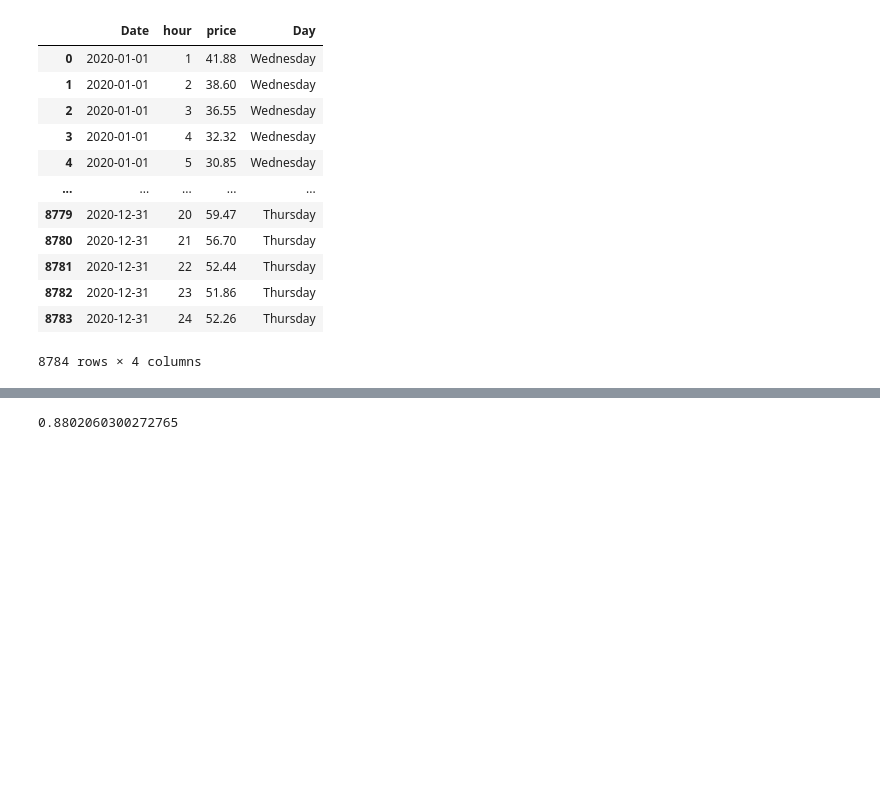
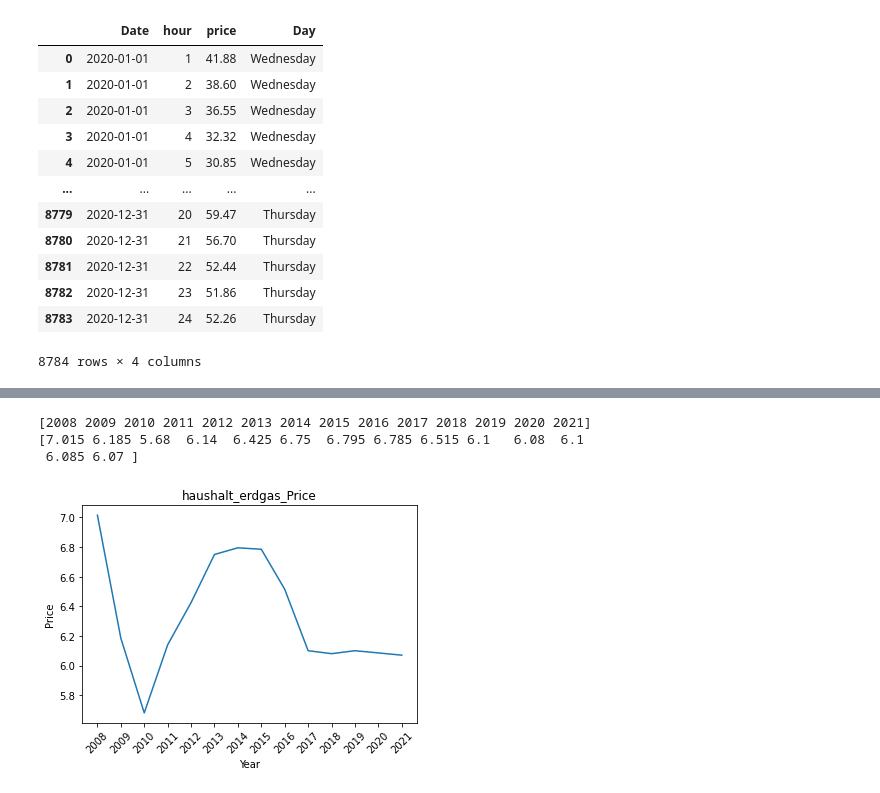
Before and after one commit to sjshtura/Code_Snippets, a Jupyter notebook: task.ipynb, the cells around one changed output, grey strips where cells are left out. Saved outputs shown, nothing was run; the diff lists cells and outputs as text; code cells hidden in the pictures; blank space fills up the shorter version.

Commit message:
added gas_coal price

```diff
--- a/task.ipynb
+++ b/task.ipynb
@@ -132,6 +132,3 @@ def neben_tarif(data):
     return nt_factor
 
     haupt_tarif("ht_nt_price.xlsx")
-# %%
-x = haupt_tarif("ht_nt_price.xlsx")
-x
@@ -146,3 +134,0 @@ neben_tarif("ht_nt_price.xlsx")
-# %%
-
-new_df = df_with_data.drop(df_with_data_ht.index)
@@ -222,5 +135,67 @@ ht_factor
-# %%
-nt_factor = neben_tarrif.price.mean()/yearly_mean
-nt_factor
-# %% [output]
-0.8802060300272765
+# %%
+from typing import ValuesView
+import pandas as pd
+import matplotlib.pyplot as plt
+import numpy as np
+from scipy import interpolate
+from scipy.interpolate import InterpolatedUnivariateSpline
+
+def plotting(x,y, title, x_label, y_label, name_plot):
+    fig = plt.figure()
+    values = x
+    plt.plot (x,y)
+    plt.title(title)
+    plt.xlabel(x_label)
+    plt.ylabel(y_label)
+    plt.xticks(x,values)
+    plt.xticks(rotation = 45)
+    fig.savefig(name_plot, dpi=fig.dpi)
+
+def extrapolate(df):
+    new_df = df
+    new_df["year"] = new_df["year"].astype(int)
+    year = new_df["year"]
+    price = new_df["price"]
+    f = interpolate.interp1d(year, price, fill_value = "extrapolate")
+    p_2021 = f(2021)
+
+    new_year = np.append(year, 2021)
+    new_price = np.append(price, (f(2021)))
+    return new_year, new_price
+
+#erdgas Hausholds
+
+haushalt_prices_without_VAT = pd.read_excel(r'/Users/shakhawathossainturag/Downloads/Energiepreisentwicklung.xlsx',sheet_name='5.3.2  Erdgas-€-Haushalte', skiprows = 5, nrows = 26, index_col = 0)
+haushalt_prices_without_VAT = haushalt_prices_without_VAT.iloc[:,0]
+haushalt_prices_without_VAT = haushalt_prices_without_VAT.reset_index()
+haushalt_prices_without_VAT
+
+haushalt_prices_without_VAT[["index"]]= haushalt_prices_without_VAT["index"].str.slice(start = 5)
+haushalt_prices_without_VAT.columns = ["year","price"]
+haushalt_prices_without_VAT = haushalt_prices_without_VAT.set_index("year")
+haushalt_prices_without_VAT
+
+haushalt_prices_without_VAT.index = haushalt_prices_without_VAT.index.astype(str)
+haushalt_prices_without_VAT.index =  pd.to_datetime(haushalt_prices_without_VAT.index, errors='ignore')
+haushalt_prices_without_VAT = haushalt_prices_without_VAT.astype(float)
+haushalt_prices_without_VAT = haushalt_prices_without_VAT.resample('12M').mean()
+haushalt_prices_without_VAT.index = haushalt_prices_without_VAT.index.astype(str)
+haushalt_prices_without_VAT
+
+haushalt_prices_without_VAT.index= haushalt_prices_without_VAT.index.str.slice(start = 0, stop = -6)
+
+
+haushalt_prices_without_VAT = haushalt_prices_without_VAT.reset_index()
+haushalt_prices_without_VAT
+
+new_year, new_price = extrapolate(haushalt_prices_without_VAT)
+
+# new_price = new_price * ht_factor
+print(new_year)
+print(new_price)
+plotting(new_year, new_price, "haushalt_erdgas_Price", "Year", "Price", "images/haushalt_erdgas_Price.png")
+# %% [output]
+[2008 2009 2010 2011 2012 2013 2014 2015 2016 2017 2018 2019 2020 2021]
+[7.015 6.185 5.68  6.14  6.425 6.75  6.795 6.785 6.515 6.1   6.08  6.1
+ 6.085 6.07 ]
+[figure, added]
```
Also changed, not shown: parts of 16 cells of this notebook, 8 other files.
